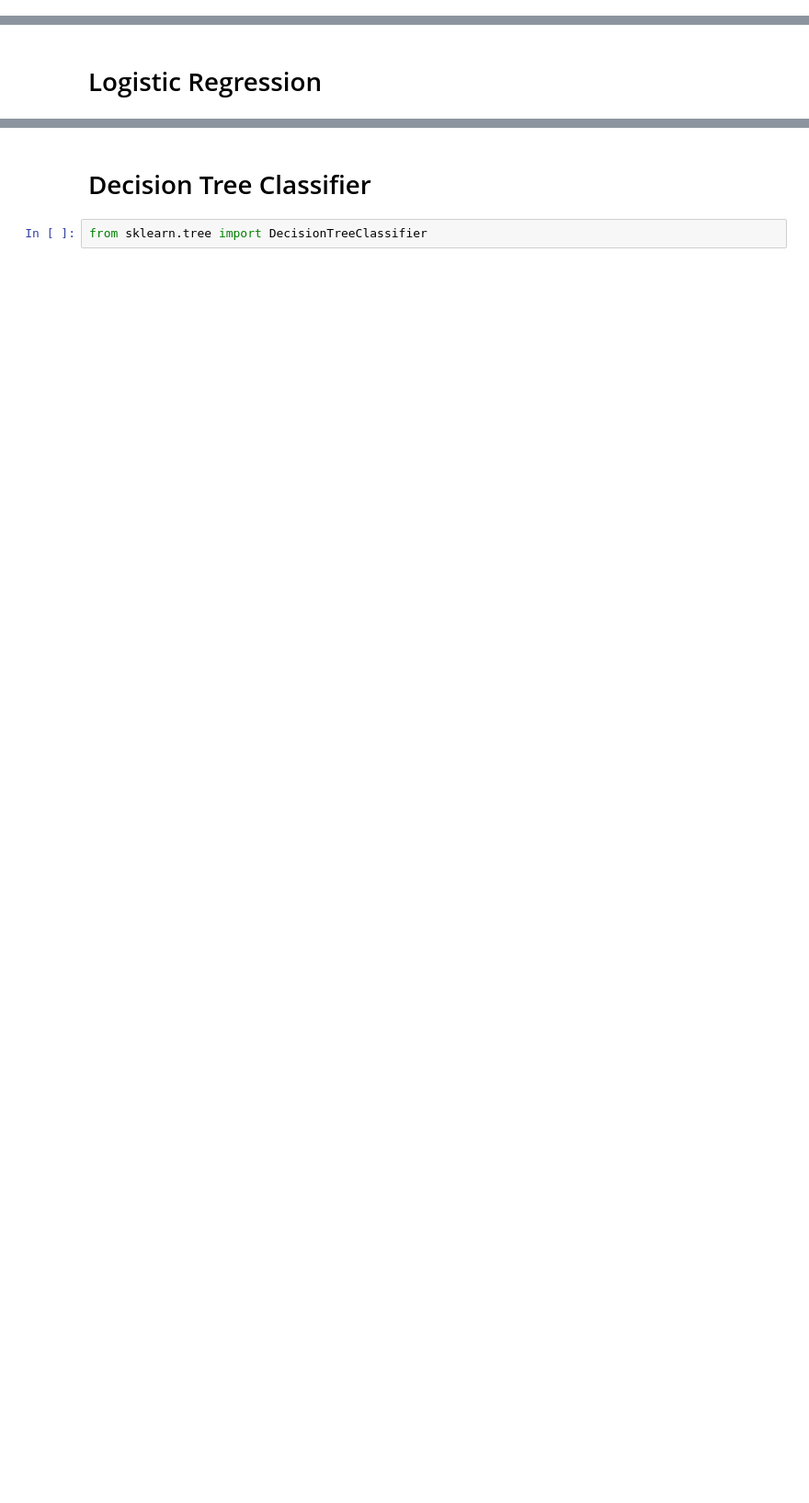
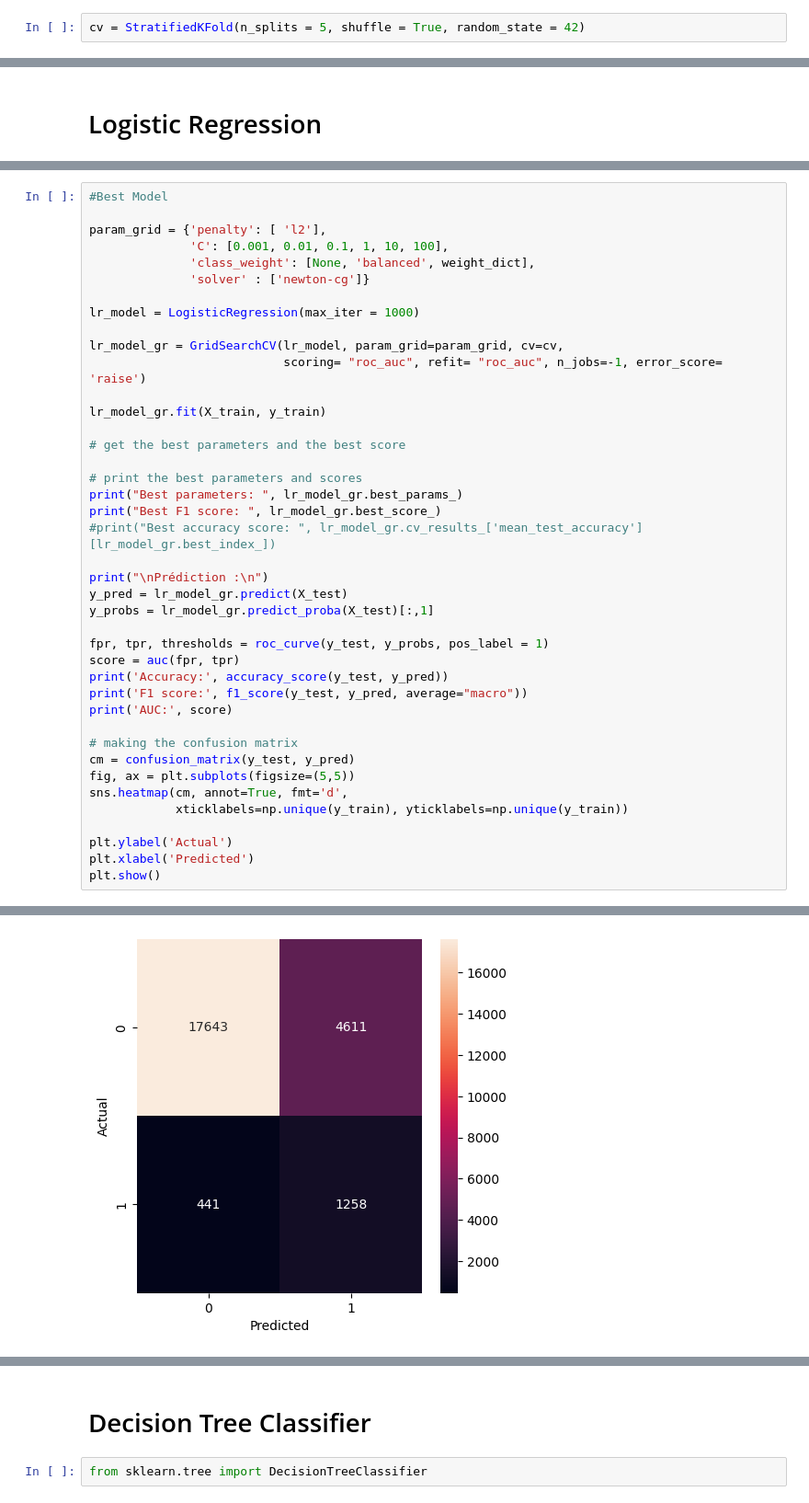
Before and after one commit to AlexisReve/Credit_Risk_ASSAS_2023, a Jupyter notebook: analysis_ML.ipynb, the cells around one changed output, grey strips where cells are left out. Shown at 92% size. Saved outputs shown, nothing was run; the diff lists cells and outputs as text; blank space fills up the shorter version.

```diff
--- a/analysis_ML.ipynb
+++ b/analysis_ML.ipynb
@@ -426,0 +425,2 @@ y_test dimension :  (23953,)
+# %%
+cv = StratifiedKFold(n_splits = 5, shuffle = True, random_state = 42)
@@ -491,0 +486,42 @@ plt.legend(loc="lower right")
+# %%
+#Best Model
+
+param_grid = {'penalty': [ 'l2'],
+              'C': [0.001, 0.01, 0.1, 1, 10, 100],
+              'class_weight': [None, 'balanced', weight_dict],
+              'solver' : ['newton-cg']}
+
+lr_model = LogisticRegression(max_iter = 1000)
+
+lr_model_gr = GridSearchCV(lr_model, param_grid=param_grid, cv=cv,
+                           scoring= "roc_auc", refit= "roc_auc", n_jobs=-1, error_score= 'raise')
+
+lr_model_gr.fit(X_train, y_train)
+
+# get the best parameters and the best score
+
+# print the best parameters and scores
+print("Best parameters: ", lr_model_gr.best_params_)
+print("Best F1 score: ", lr_model_gr.best_score_)
+#print("Best accuracy score: ", lr_model_gr.cv_results_['mean_test_accuracy'][lr_model_gr.best_index_])
+
+print("\nPrédiction :\n")
+y_pred = lr_model_gr.predict(X_test)
+y_probs = lr_model_gr.predict_proba(X_test)[:,1]
+
+fpr, tpr, thresholds = roc_curve(y_test, y_probs, pos_label = 1)
+score = auc(fpr, tpr)
+print('Accuracy:', accuracy_score(y_test, y_pred))
+print('F1 score:', f1_score(y_test, y_pred, average="macro"))
+print('AUC:', score)
+
+# making the confusion matrix
+cm = confusion_matrix(y_test, y_pred)
+fig, ax = plt.subplots(figsize=(5,5))
+sns.heatmap(cm, annot=True, fmt='d',
+            xticklabels=np.unique(y_train), yticklabels=np.unique(y_train))
+
+plt.ylabel('Actual')
+plt.xlabel('Predicted')
+plt.show()
+# %% [output]
@@ -491,0 +536 @@ plt.legend(loc="lower right")
+[figure, added]
```
Also changed, not shown: parts of 27 cells of this notebook, 1 other file.
